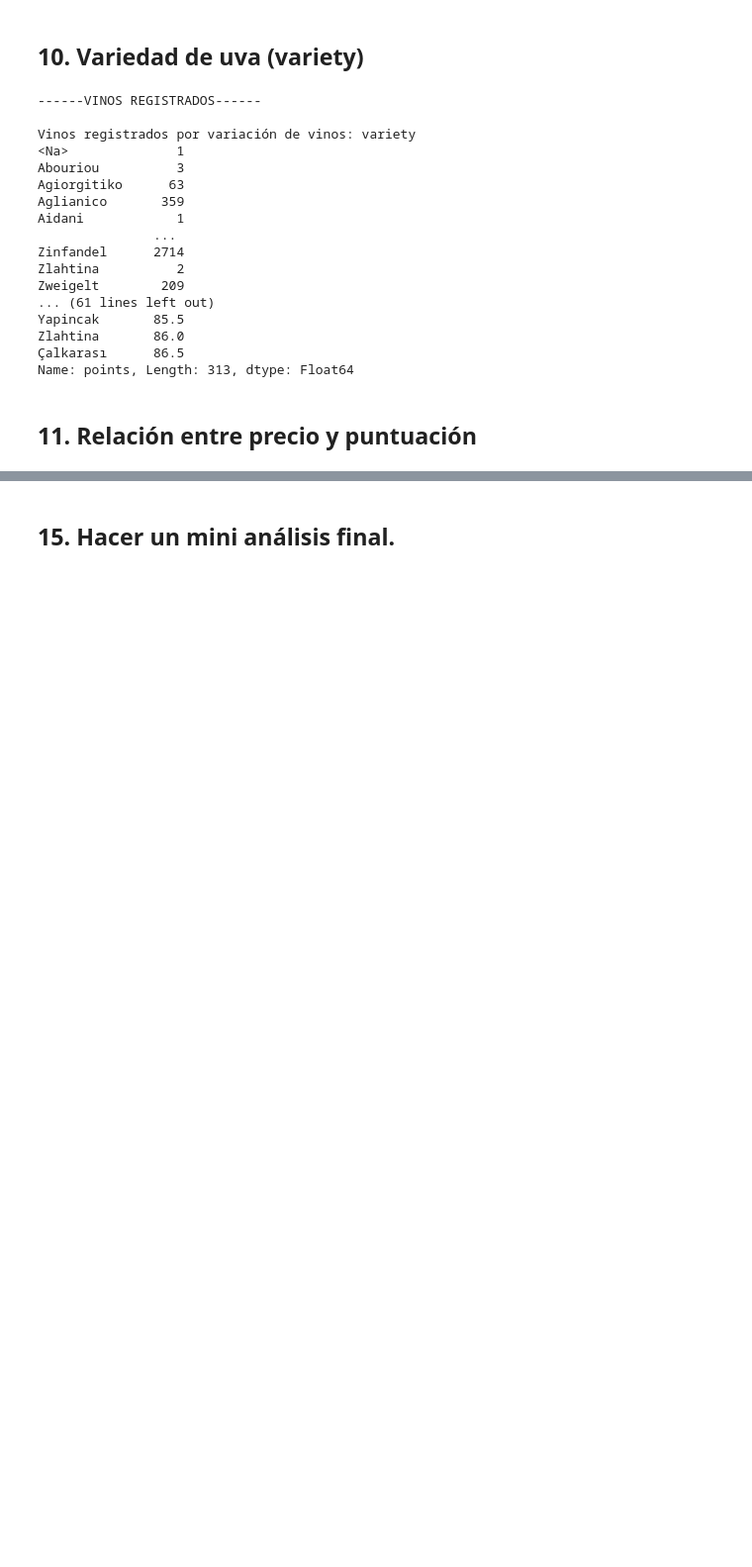
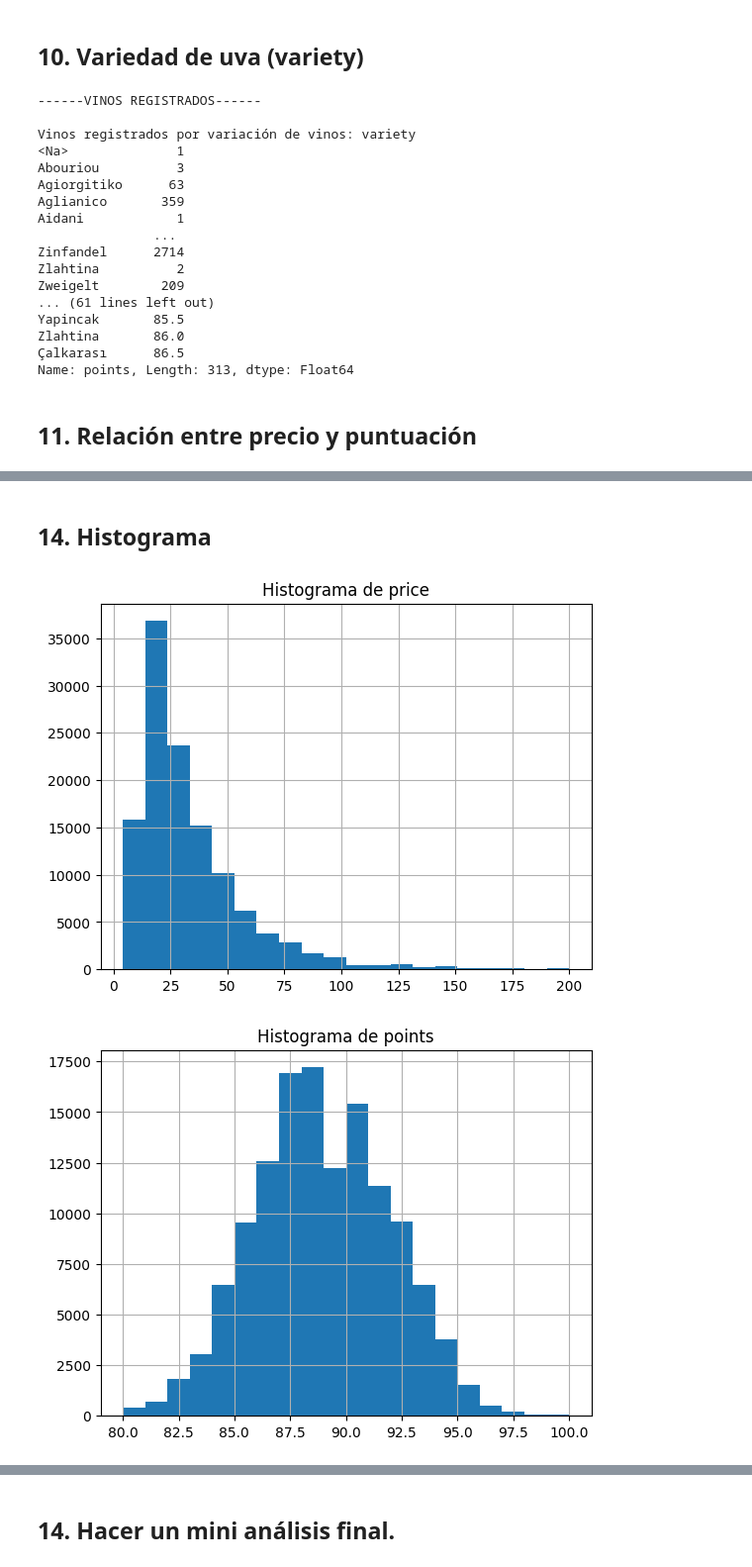
Before and after one commit to Dianathecoder/Wine-Tasting_Dataset, a Jupyter notebook: analisis2.ipynb, the cells around one changed output, grey strips where cells are left out. Shown: that part at 99% size. Drawn from its saved outputs; the diff is of its cells as text; code cells hidden in the pictures; blank space fills up the shorter version.

```diff
--- a/analisis2.ipynb
+++ b/analisis2.ipynb
@@ -576,0 +525,22 @@ KeyError: 'review_length'
+# %% [markdown]
+## 14. Histograma
+# %%
+#Defines una lista con los nombres de 3 columnas que te interesan.
+points = df['points']
+prices = df[df["has_price"] == True]["price"]
+
+price_per_point = df_filtrado["price_per_point"]
+cols = [prices, points, price_per_point ]
+
+for c in cols:
+    if c.name == "price":
+        c.hist(bins=20, range=(c.min(), 200))
+    elif c.name == "price_per_point":
+        c.hist(bins=20, range=(c.min(), 3))  # ajusta el límite según tus datos
+    else:
+        c.hist(bins=20)
+    plt.title(f"Histograma de {c.name}")
+    plt.show()
+# %% [output]
+[figure, new version]
+[figure]
@@ -577,2 +548,2 @@ KeyError: 'review_length'
 # %% [markdown]
-## 15. Hacer un mini análisis final.
+## 14. Hacer un mini análisis final.
```
Also changed, not shown: parts of 8 cells of this notebook, 1 other file.
